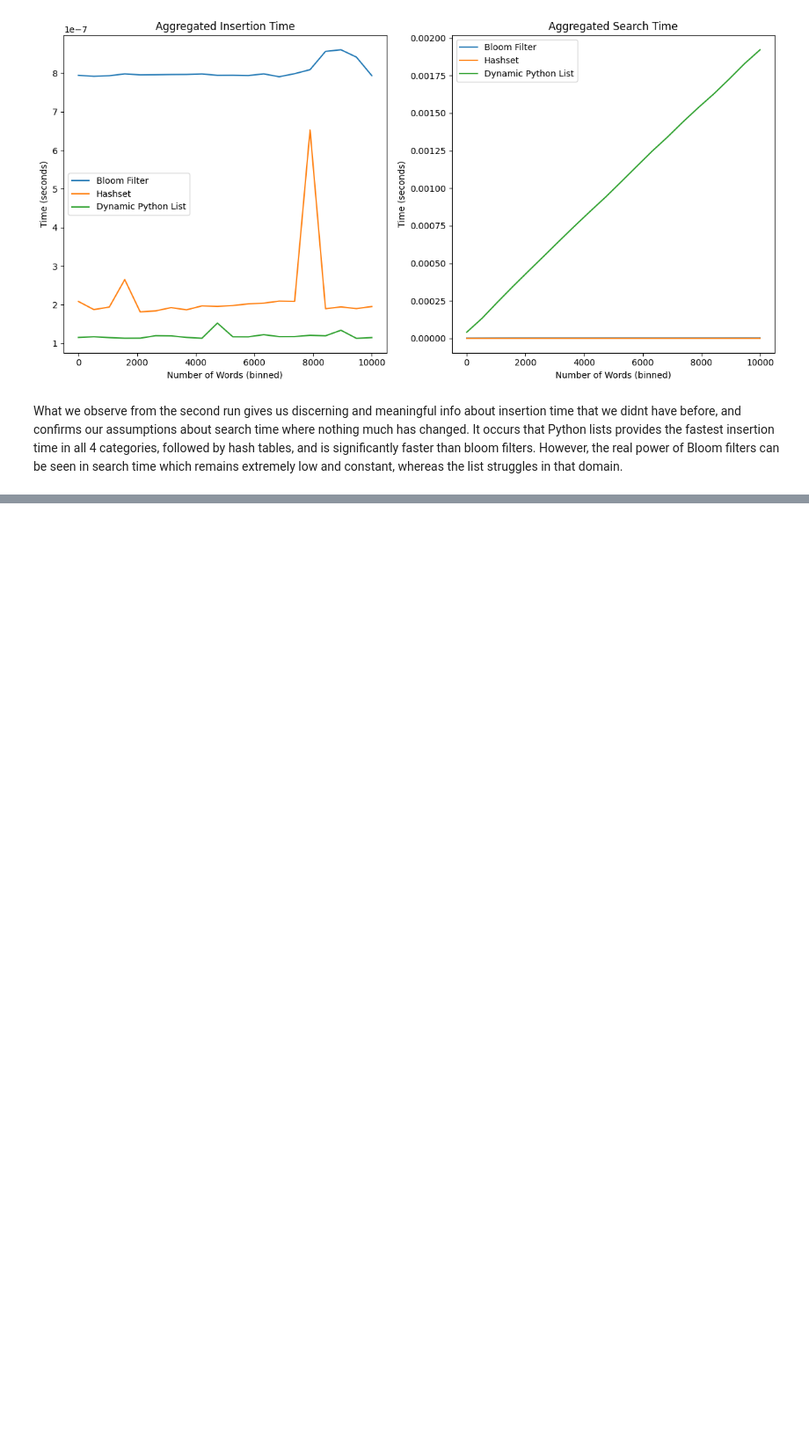
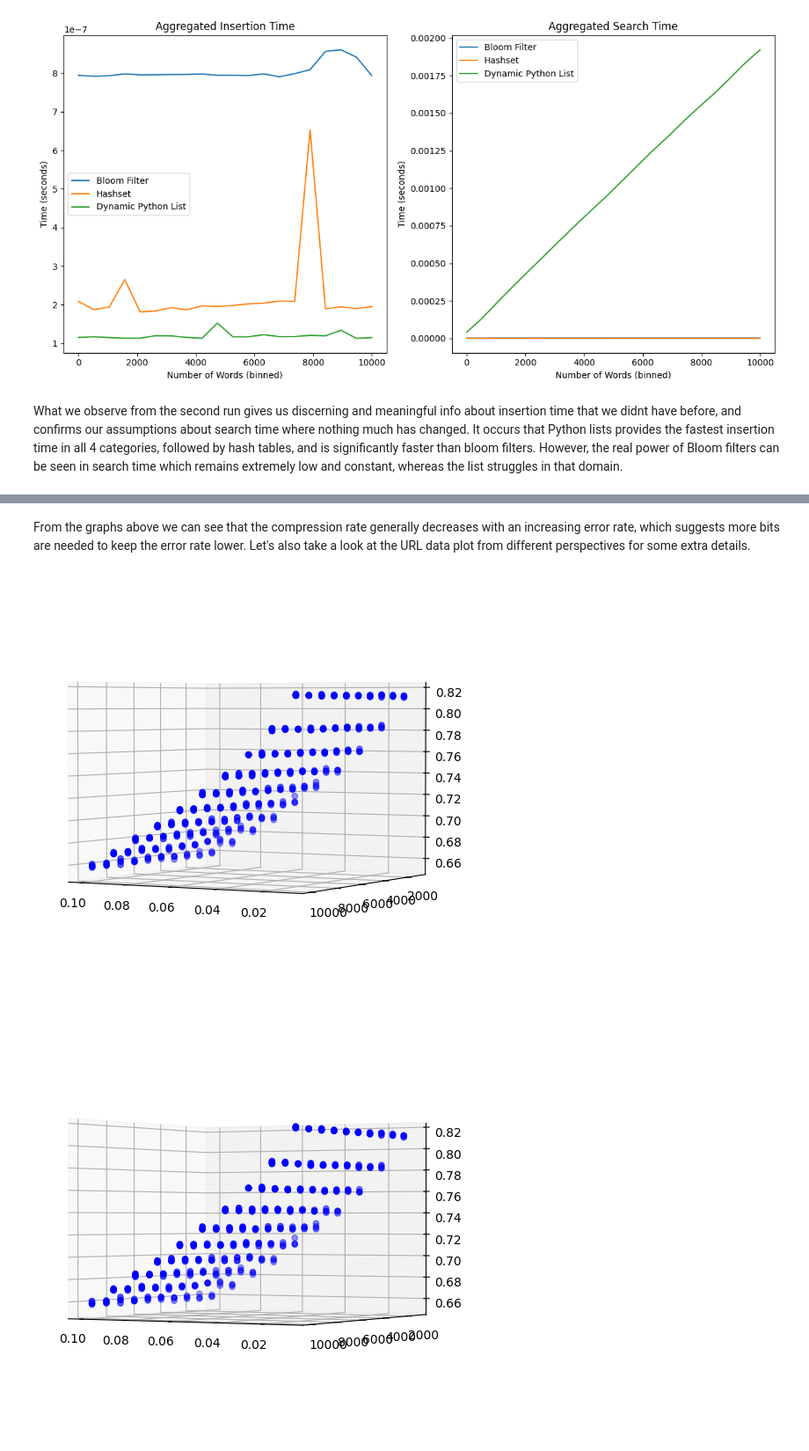
Before and after one commit to gasharova/BulMag, a Jupyter notebook: notebook.ipynb, the cells around one changed output, grey strips where cells are left out. Shown at 88% size. Drawn from its saved outputs; the diff is of its cells as text; code cells hidden in the pictures; blank space fills up the shorter version.

```diff
--- a/notebook.ipynb
+++ b/notebook.ipynb
@@ -294,0 +472,20 @@ What we observe from the second run gives us discerning and meaningful info abou
+# %% [markdown]
+From the graphs above we can see that the compression rate generally decreases with an increasing error rate, which suggests more bits are needed to keep the error rate lower. Let's also take a look at the URL data plot from different perspectives for some extra details.
+# %%
+fig = plt.figure(figsize=(10, 6))
+ax = fig.add_subplot(111, projection='3d')
+ax.scatter(error_rate_array, expected_elements_array, compression_rates_array, c='b', marker='o')
+ax.view_init(elev=2, azim=120)
+
+plt.show()
+
+
+fig = plt.figure(figsize=(10, 6))
+ax = fig.add_subplot(111, projection='3d')
+ax.scatter(error_rate_array, expected_elements_array, compression_rates_array, c='b', marker='o')
+ax.view_init(elev=0, azim=120)
+
+plt.show()
+# %% [output]
+[figure, added]
+[figure, added]
```
Also changed, not shown: parts of 8 cells of this notebook, 2 other files.
